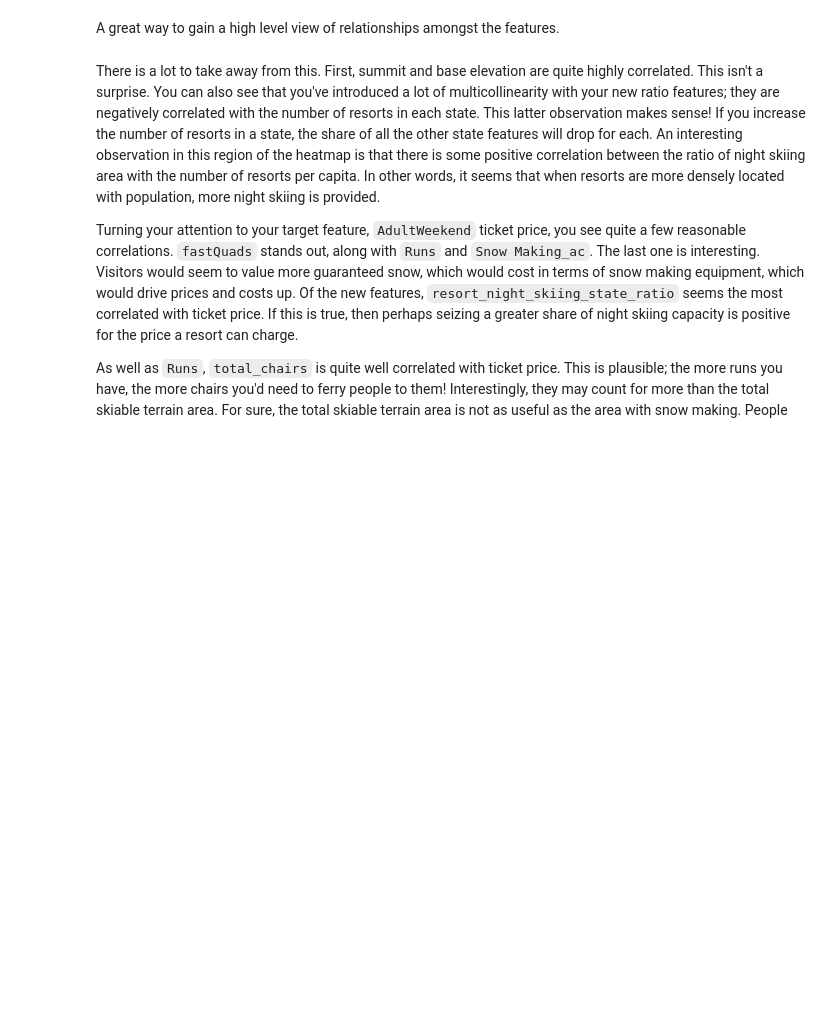
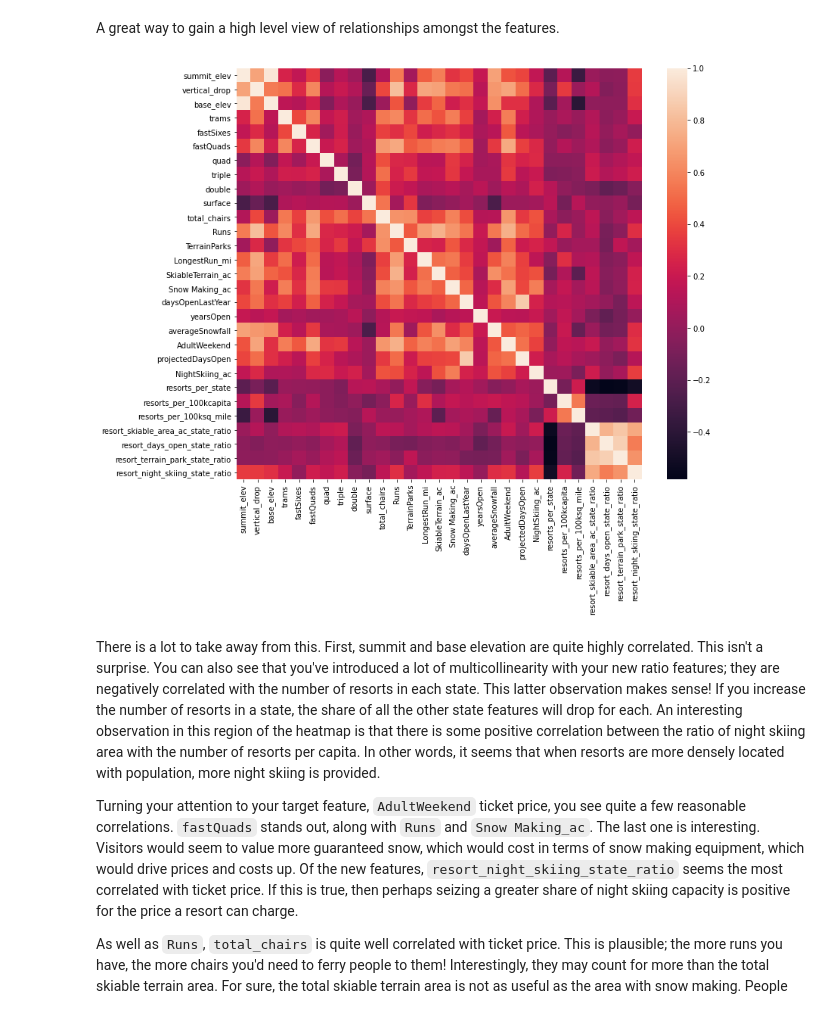
Before and after one commit to PrashaThakuri/DataScienceGuidedCapstone, a Jupyter notebook: Notebooks/03_exploratory_data_analysis.ipynb, the cells around one changed output. Cells and saved outputs as stored; diff of their text form; code cells hidden in the pictures; blank space fills up the shorter version.

```diff
--- a/Notebooks/03_exploratory_data_analysis.ipynb
+++ b/Notebooks/03_exploratory_data_analysis.ipynb
@@ -687,9 +778,11 @@ A great way to gain a high level view of relationships amongst the features.
 # %%
 #Code task 12#
 #Show a seaborn heatmap of correlations in ski_data
 #Hint: call pandas' `corr()` method on `ski_data` and pass that into `sns.heatmap`
 plt.subplots(figsize=(12,10))
-sns.___(ski_data.___);
+sns.heatmap(ski_data.corr());
+# %% [output]
+[figure, added]
 # %% [markdown]
 There is a lot to take away from this. First, summit and base elevation are quite highly correlated. This isn't a surprise. You can also see that you've introduced a lot of multicollinearity with your new ratio features; they are negatively correlated with the number of resorts in each state. This latter observation makes sense! If you increase the number of resorts in a state, the share of all the other state features will drop for each. An interesting observation in this region of the heatmap is that there is some positive correlation between the ratio of night skiing area with the number of resorts per capita. In other words, it seems that when resorts are more densely located with population, more night skiing is provided.
 
```
Also changed, not shown: parts of 18 cells of this notebook.
